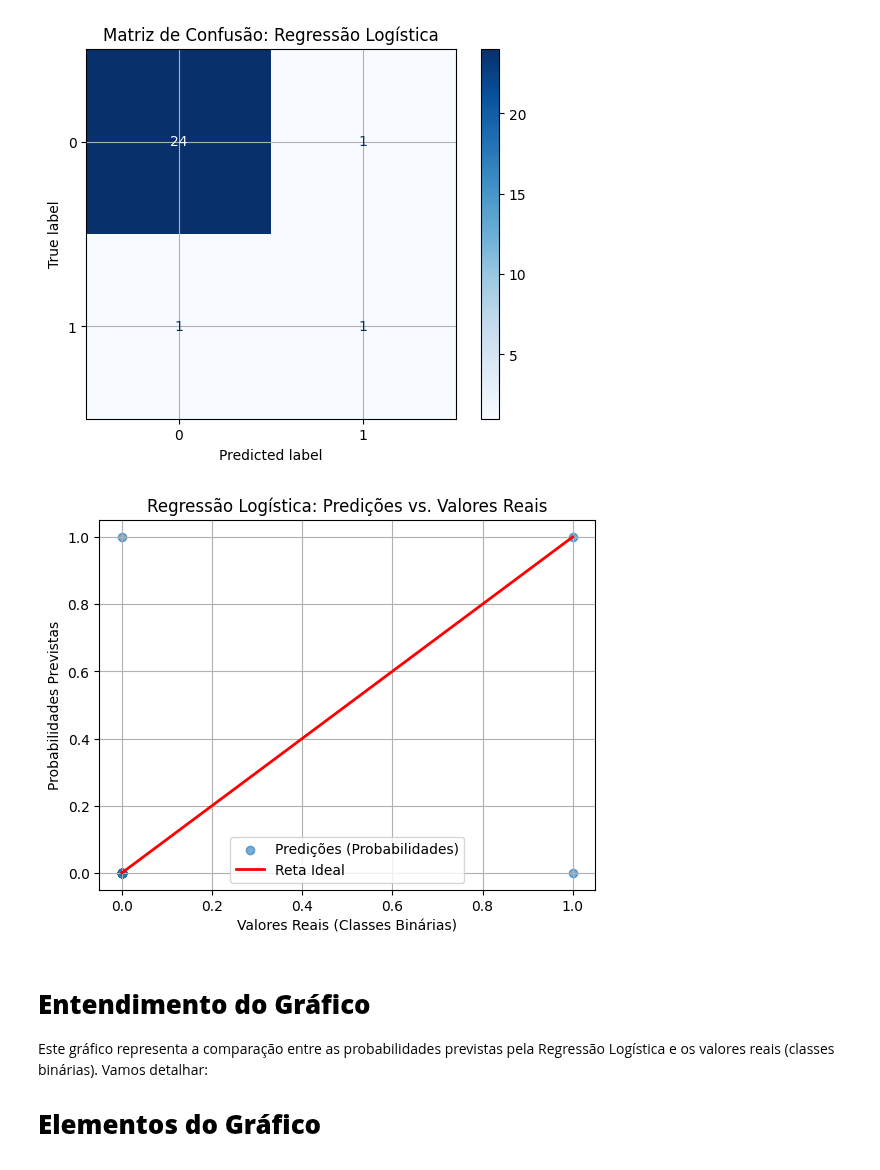
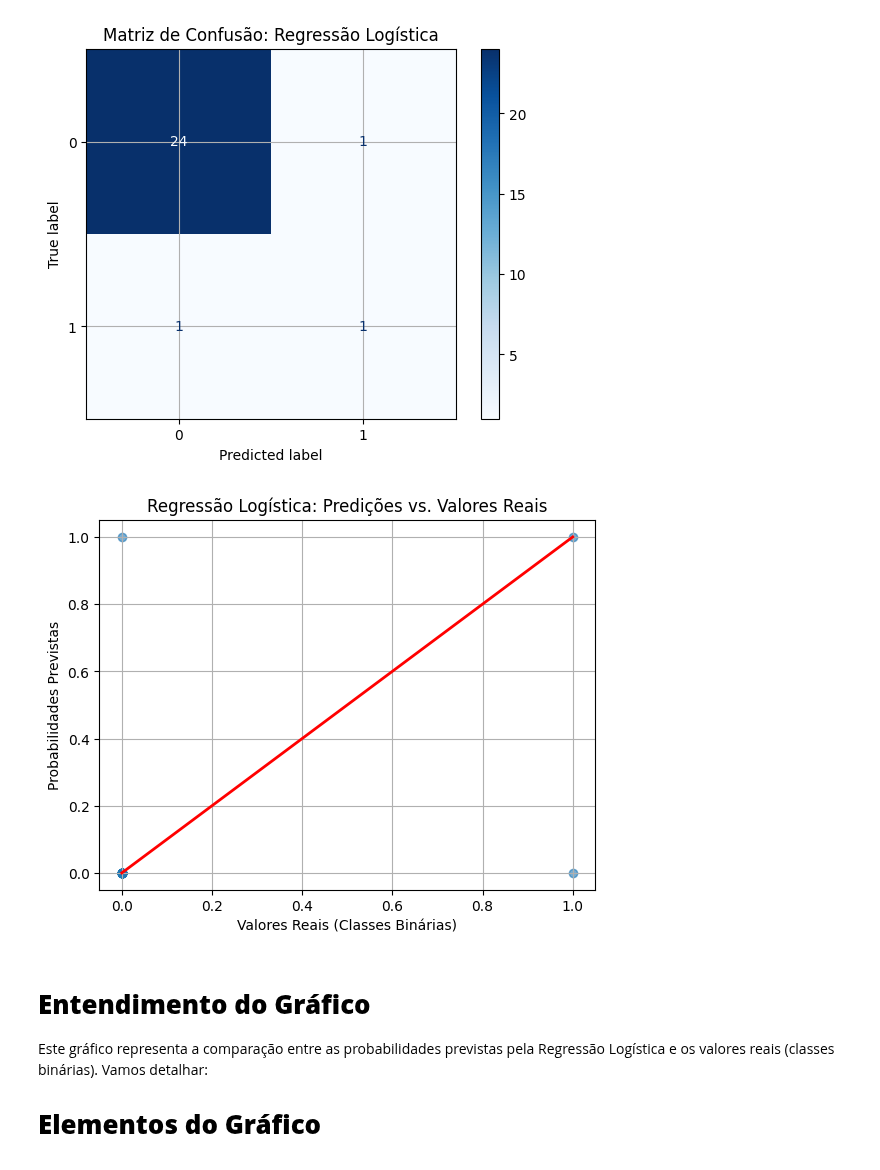
Before and after one commit to Bmartins25/Mineracao_de_dados_and_LLM_UFMG, a Jupyter notebook: TP4_fase_1_2_3_Regressao_de_dados.ipynb, the cells around one changed output. Cells and saved outputs as stored; diff of their text form; code cells hidden in the pictures.

```diff
--- a/TP4_fase_1_2_3_Regressao_de_dados.ipynb
+++ b/TP4_fase_1_2_3_Regressao_de_dados.ipynb
@@ -449,15 +448,14 @@ plt.show()
 # %%
 # Gráfico de dispersão para Regressão Logística
 plt.scatter(y_test_bin, y_pred_logistic, alpha=0.6, label='Predições (Probabilidades)')
 plt.plot([0, 1], [0, 1], color='red', lw=2, label='Reta Ideal')
 plt.xlabel("Valores Reais (Classes Binárias)")
 plt.ylabel("Probabilidades Previstas")
-plt.legend()
 plt.title("Regressão Logística: Predições vs. Valores Reais")
 plt.grid()
 plt.show()
 # %% [output]
-[figure, old version]
+[figure, new version]
 # %% [markdown]
 # **Entendimento do Gráfico**
 
```
Also changed, not shown: parts of 10 cells of this notebook.
